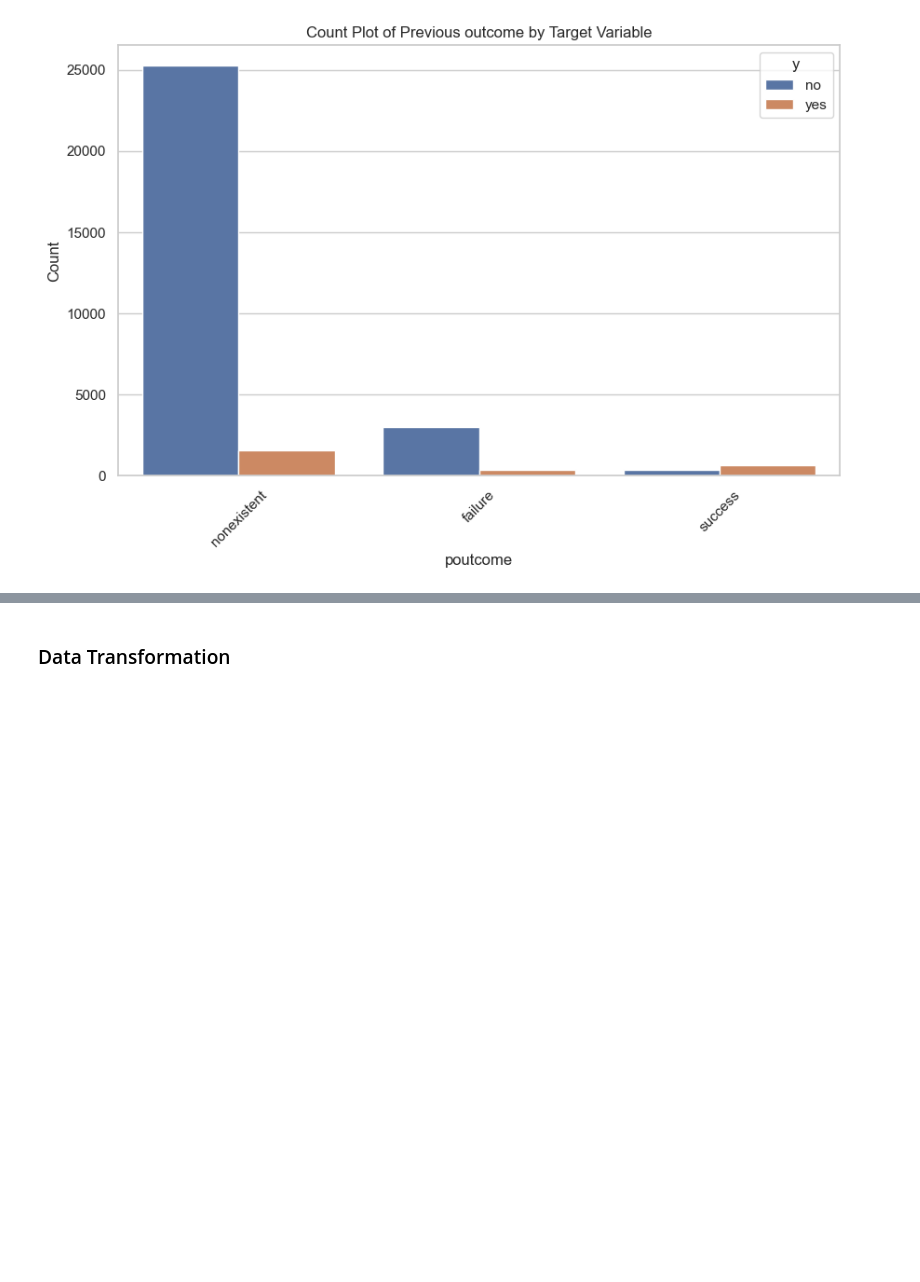
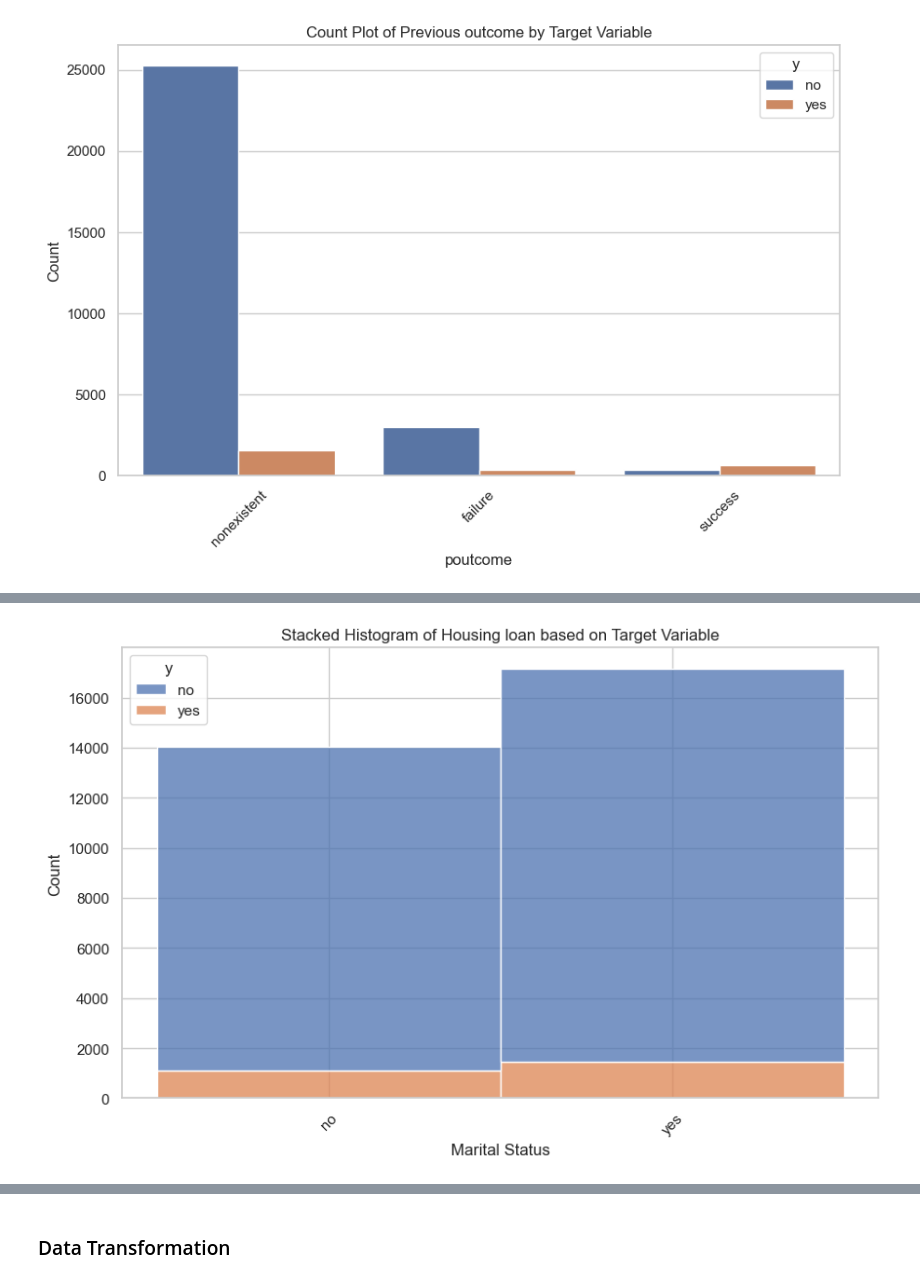
Before and after one commit to Mayank5112/Capstone-Project-5, a Jupyter notebook: capestone-5.ipynb, the cells around one changed output, grey strips where cells are left out. Saved outputs shown, nothing was run; the diff lists cells and outputs as text; code cells hidden in the pictures; blank space fills up the shorter version.

```diff
--- a/capestone-5.ipynb
+++ b/capestone-5.ipynb
@@ -560,0 +695,11 @@ plt.show()
+# %%
+# Stacked Histogram of Marital Status based on Target Variable (y)
+plt.figure(figsize=(10, 6))
+sns.histplot(data=merged_customer_df, x='housing', hue='y', multiple='stack')
+plt.title("Stacked Histogram of Housing loan based on Target Variable")
+plt.xlabel("Marital Status")
+plt.ylabel("Count")
+plt.xticks(rotation=45)
+plt.show()
+# %% [output]
+[figure, added]
```
Also changed, not shown: parts of 49 cells of this notebook.
